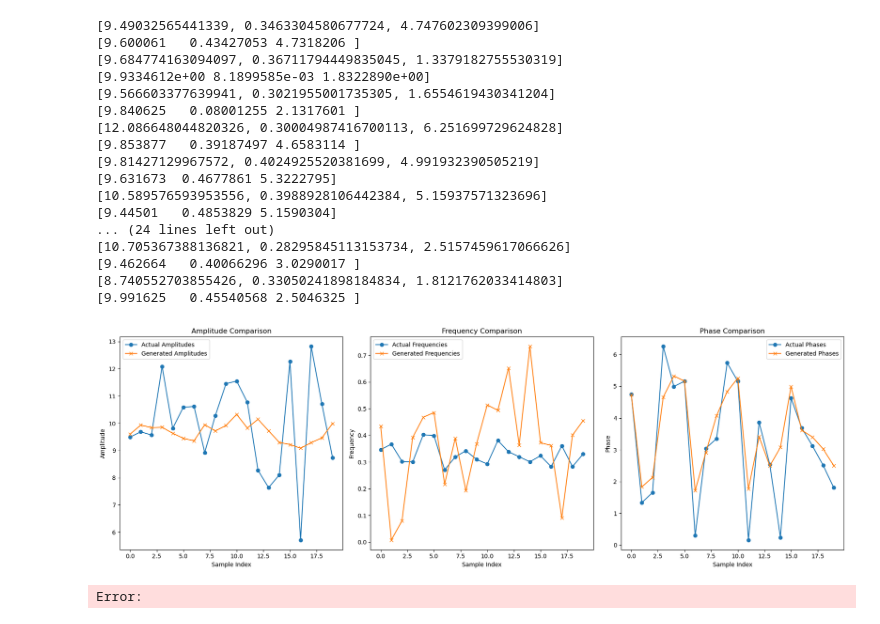
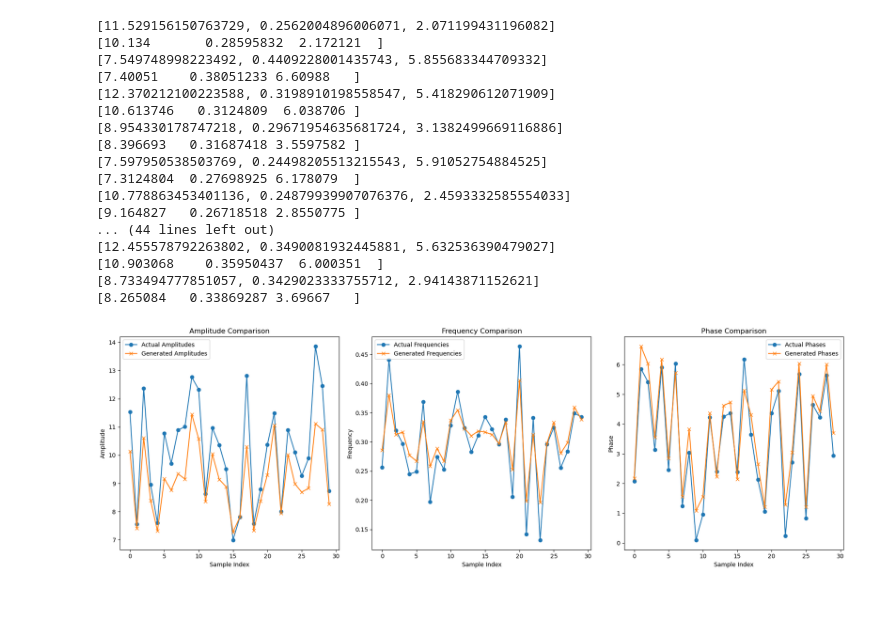
Before and after one commit to BeichenXu/MasProjectLISA, a Jupyter notebook: training.ipynb, the cells around one changed output. Drawn from its saved outputs; the diff is of its cells as text; code cells hidden in the pictures.

```diff
--- a/training.ipynb
+++ b/training.ipynb
@@ -283,3 +284,15 @@ Epoch 100/100, Generator loss: -0.45942923426628113, Discriminator loss: -0.1110
+# %%
+for i in range(10):
+    for _, (signal_tensor, params_tensor) in enumerate(train_loader):
+
+        loss = wgan.train_generator(signal_tensor, params_tensor, z)
+        loss_list.append(loss)
+# %%
+for i in range(20):
+    for _, (signal_tensor, params_tensor) in enumerate(train_loader):
+
+        loss = wgan.train_discriminator(signal_tensor, params_tensor, z)
+        loss_list.append(loss)
 # %%
 generator = wgan.generator
 generator.eval()
@@ -295,7 +308,7 @@ input_signal_tensor = torch.tensor(input_signal, dtype=torch.float).unsqueeze(0)
 
 for i in range(10000):
     with torch.no_grad():
-        z = torch.randn(1, num_latent_variables, 1).to(device)
+        #z = torch.randn(1, num_latent_variables, 1).to(device)
         generated_params = generator(input_signal_tensor, z).squeeze().cpu().numpy()
 
     generated_params_list.append(generated_params)
@@ -364,10 +398,10 @@ generated_params_list
 generator = wgan.generator
 generator.eval()
 
-prams_list = []
+params_list = []
 generated_params_list = []
 
-for i in range(20):
+for i in range(30):
     TS = Signal_Generator(num_sources=1, noise_amplitude=1)
     test_data = TS.generating_signal()
     params = TS.printing_parameters()
@@ -376,69 +410,68 @@ for i in range(20):
     input_signal_tensor = torch.tensor(input_signal, dtype=torch.float).unsqueeze(0).unsqueeze(0).to(device)
 
     with torch.no_grad():
-        z = torch.randn(1, num_latent_variables, 1).to(device)
+        #z = torch.randn(1, num_latent_variables, 1).to(device)
         generated_params = generator(input_signal_tensor, z).squeeze().cpu().numpy()
 
-    prams_list.append(params)
+    params_list.append(params)
     generated_params_list.append(generated_params)
 
     print(params)
     print(generated_params)
 # %% [output]
-[9.49032565441339, 0.3463304580677724, 4.747602309399006]
-[9.600061   0.43427053 4.7318206 ]
-[9.684774163094097, 0.36711794449835045, 1.3379182755530319]
-[9.9334612e+00 8.1899585e-03 1.8322890e+00]
-[9.566603377639941, 0.3021955001735305, 1.6554619430341204]
-[9.840625   0.08001255 2.1317601 ]
-[12.086648044820326, 0.30004987416700113, 6.251699729624828]
-[9.853877   0.39187497 4.6583114 ]
-[9.81427129967572, 0.4024925520381699, 4.991932390505219]
-[9.631673  0.4677861 5.3222795]
-[10.589576593953556, 0.3988928106442384, 5.15937571323696]
-[9.44501   0.4853829 5.1590304]
-... (24 lines left out)
-[10.705367388136821, 0.28295845113153734, 2.5157459617066626]
-[9.462664   0.40066296 3.0290017 ]
-[8.740552703855426, 0.33050241898184834, 1.8121762033414803]
-[9.991625   0.45540568 2.5046325 ]
+[11.529156150763729, 0.2562004896006071, 2.071199431196082]
+[10.134       0.28595832  2.172121  ]
+[7.549748998223492, 0.4409228001435743, 5.855683344709332]
+[7.40051    0.38051233 6.60988   ]
+[12.370212100223588, 0.3198910198558547, 5.418290612071909]
+[10.613746   0.3124809  6.038706 ]
+[8.954330178747218, 0.29671954635681724, 3.1382499669116886]
+[8.396693   0.31687418 3.5597582 ]
+[7.597950538503769, 0.24498205513215543, 5.91052754884525]
+[7.3124804  0.27698925 6.178079  ]
+[10.778863453401136, 0.24879939907076376, 2.4593332585554033]
+[9.164827   0.26718518 2.8550775 ]
+... (44 lines left out)
+[12.455578792263802, 0.3490081932445881, 5.632536390479027]
+[10.903068    0.35950437  6.000351  ]
+[8.733494777851057, 0.3429023333755712, 2.94143871152621]
+[8.265084   0.33869287 3.69667   ]
 # %%
-actual_amplitudes = [params[0] for params in prams_list]
-actual_frequencies = [params[1] for params in prams_list]
-actual_phases = [params[2] for params in prams_list]
+actual_amplitudes = [params[0] for params in params_list]
+actual_frequencies = [params[1] for params in params_list]
+actual_phases = [params[2] for params in params_list]
 
 generated_amplitudes = [gen_params[0] for gen_params in generated_params_list]
 generated_frequencies = [gen_params[1] for gen_params in generated_params_list]
 generated_phases = [gen_params[2] for gen_params in generated_params_list]
 
 plt.figure(figsize=(18, 6))
 
 plt.subplot(1, 3, 1)
-plt.plot(range(20), actual_amplitudes, 'o-', label='Actual Amplitudes')
-plt.plot(range(20), generated_amplitudes, 'x-', label='Generated Amplitudes')
+plt.plot(range(30), actual_amplitudes, 'o-', label='Actual Amplitudes')
+plt.plot(range(30), generated_amplitudes, 'x-', label='Generated Amplitudes')
 plt.xlabel('Sample Index')
 plt.ylabel('Amplitude')
 plt.title('Amplitude Comparison')
 plt.legend()
 
 plt.subplot(1, 3, 2)
-plt.plot(range(20), actual_frequencies, 'o-', label='Actual Frequencies')
-plt.plot(range(20), generated_frequencies, 'x-', label='Generated Frequencies')
+plt.plot(range(30), actual_frequencies, 'o-', label='Actual Frequencies')
+plt.plot(range(30), generated_frequencies, 'x-', label='Generated Frequencies')
 plt.xlabel('Sample Index')
 plt.ylabel('Frequency')
 plt.title('Frequency Comparison')
 plt.legend()
 
 plt.subplot(1, 3, 3)
-plt.plot(range(20), actual_phases, 'o-', label='Actual Phases')
-plt.plot(range(20), generated_phases, 'x-', label='Generated Phases')
+plt.plot(range(30), actual_phases, 'o-', label='Actual Phases')
+plt.plot(range(30), generated_phases, 'x-', label='Generated Phases')
 plt.xlabel('Sample Index')
 plt.ylabel('Phase')
 plt.title('Phase Comparison')
 plt.legend()
 
 plt.tight_layout()
 plt.show()
 # %% [output]
-[figure, old version]
+[figure, new version]
-Error:
```
Also changed, not shown: parts of 7 cells of this notebook, 3 other files.
